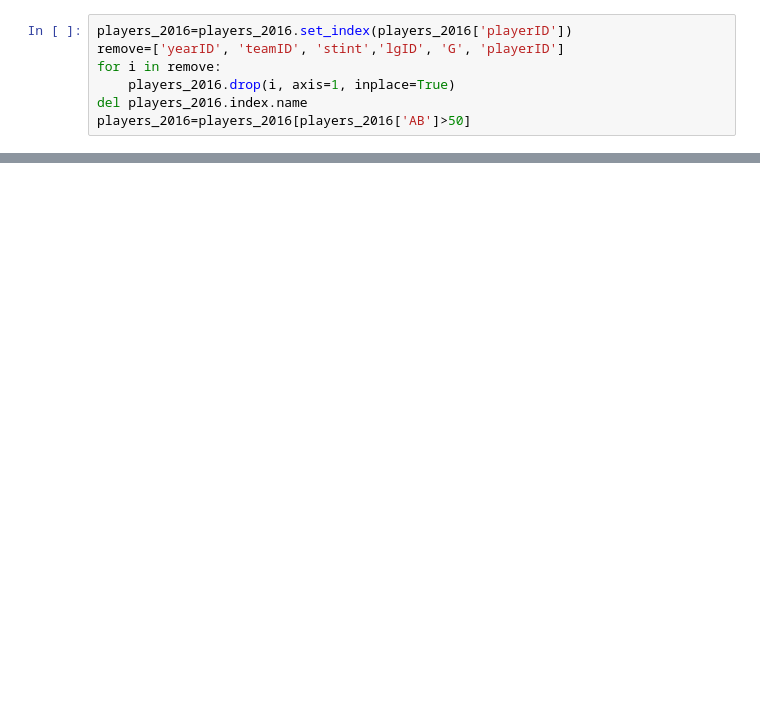
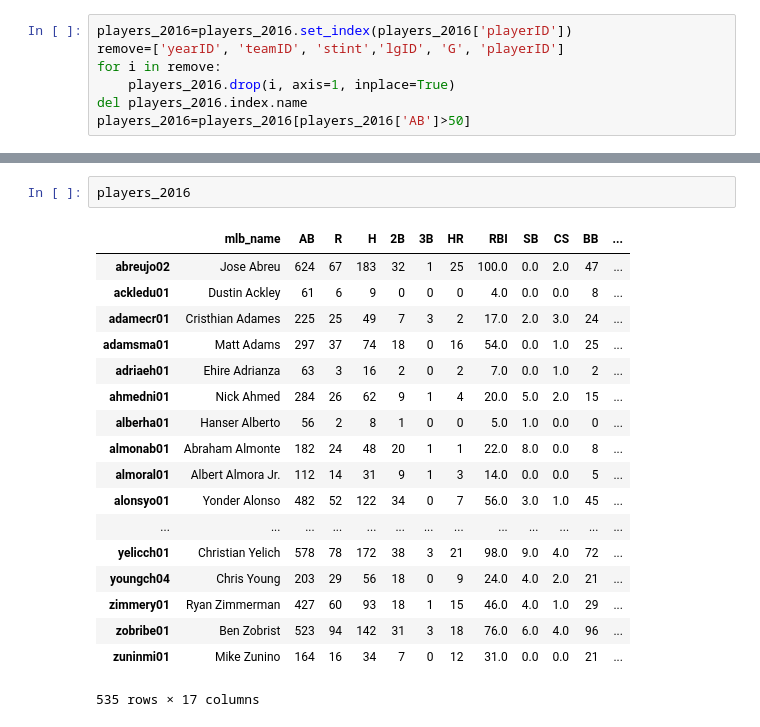
Before and after one commit to mikaelajordan/MarkovChainBaseball, a Jupyter notebook: Player_Stats.ipynb, the cells around one changed output, grey strips where cells are left out. Drawn from its saved outputs; the diff is of its cells as text; blank space fills up the shorter version.

```diff
--- a/Player_Stats.ipynb
+++ b/Player_Stats.ipynb
@@ -48,0 +44,21 @@ player_names['lahman_id'][0]
+# %%
+players_2016
+# %% [output]
+|  | mlb_name | AB | R | H | 2B | 3B | HR | RBI | SB | CS | BB | ... |
+| abreujo02 | Jose Abreu | 624 | 67 | 183 | 32 | 1 | 25 | 100.0 | 0.0 | 2.0 | 47 | ... |
+| ackledu01 | Dustin Ackley | 61 | 6 | 9 | 0 | 0 | 0 | 4.0 | 0.0 | 0.0 | 8 | ... |
+| adamecr01 | Cristhian Adames | 225 | 25 | 49 | 7 | 3 | 2 | 17.0 | 2.0 | 3.0 | 24 | ... |
+| adamsma01 | Matt Adams | 297 | 37 | 74 | 18 | 0 | 16 | 54.0 | 0.0 | 1.0 | 25 | ... |
+| adriaeh01 | Ehire Adrianza | 63 | 3 | 16 | 2 | 0 | 2 | 7.0 | 0.0 | 1.0 | 2 | ... |
+| ahmedni01 | Nick Ahmed | 284 | 26 | 62 | 9 | 1 | 4 | 20.0 | 5.0 | 2.0 | 15 | ... |
+| alberha01 | Hanser Alberto | 56 | 2 | 8 | 1 | 0 | 0 | 5.0 | 1.0 | 0.0 | 0 | ... |
+| almonab01 | Abraham Almonte | 182 | 24 | 48 | 20 | 1 | 1 | 22.0 | 8.0 | 0.0 | 8 | ... |
+| almoral01 | Albert Almora Jr. | 112 | 14 | 31 | 9 | 1 | 3 | 14.0 | 0.0 | 0.0 | 5 | ... |
+| alonsyo01 | Yonder Alonso | 482 | 52 | 122 | 34 | 0 | 7 | 56.0 | 3.0 | 1.0 | 45 | ... |
+| ... | ... | ... | ... | ... | ... | ... | ... | ... | ... | ... | ... | ... |
+| yelicch01 | Christian Yelich | 578 | 78 | 172 | 38 | 3 | 21 | 98.0 | 9.0 | 4.0 | 72 | ... |
+| youngch04 | Chris Young | 203 | 29 | 56 | 18 | 0 | 9 | 24.0 | 4.0 | 2.0 | 21 | ... |
+| zimmery01 | Ryan Zimmerman | 427 | 60 | 93 | 18 | 1 | 15 | 46.0 | 4.0 | 1.0 | 29 | ... |
+| zobribe01 | Ben Zobrist | 523 | 94 | 142 | 31 | 3 | 18 | 76.0 | 6.0 | 4.0 | 96 | ... |
+| zuninmi01 | Mike Zunino | 164 | 16 | 34 | 7 | 0 | 12 | 31.0 | 0.0 | 0.0 | 21 | ... |
+535 rows × 17 columns
```
Also changed, not shown: parts of 16 cells of this notebook.
